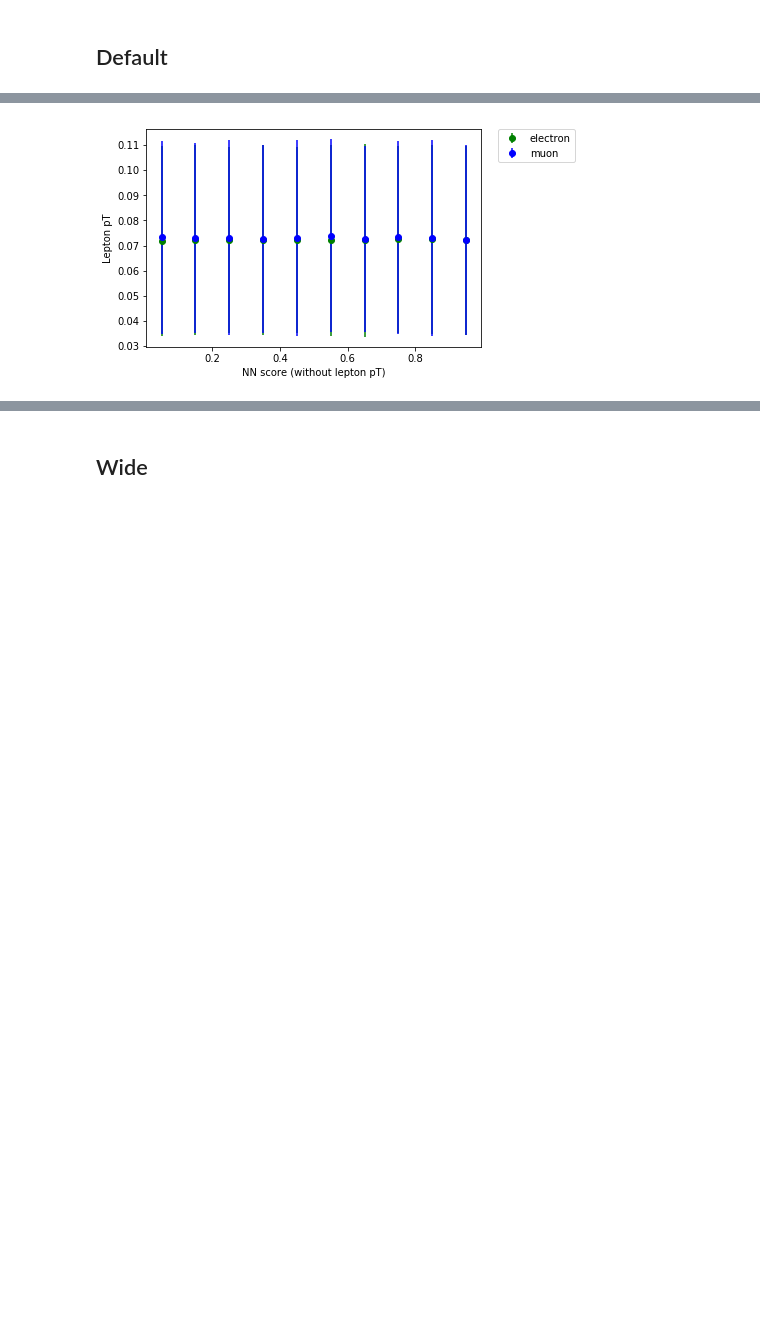
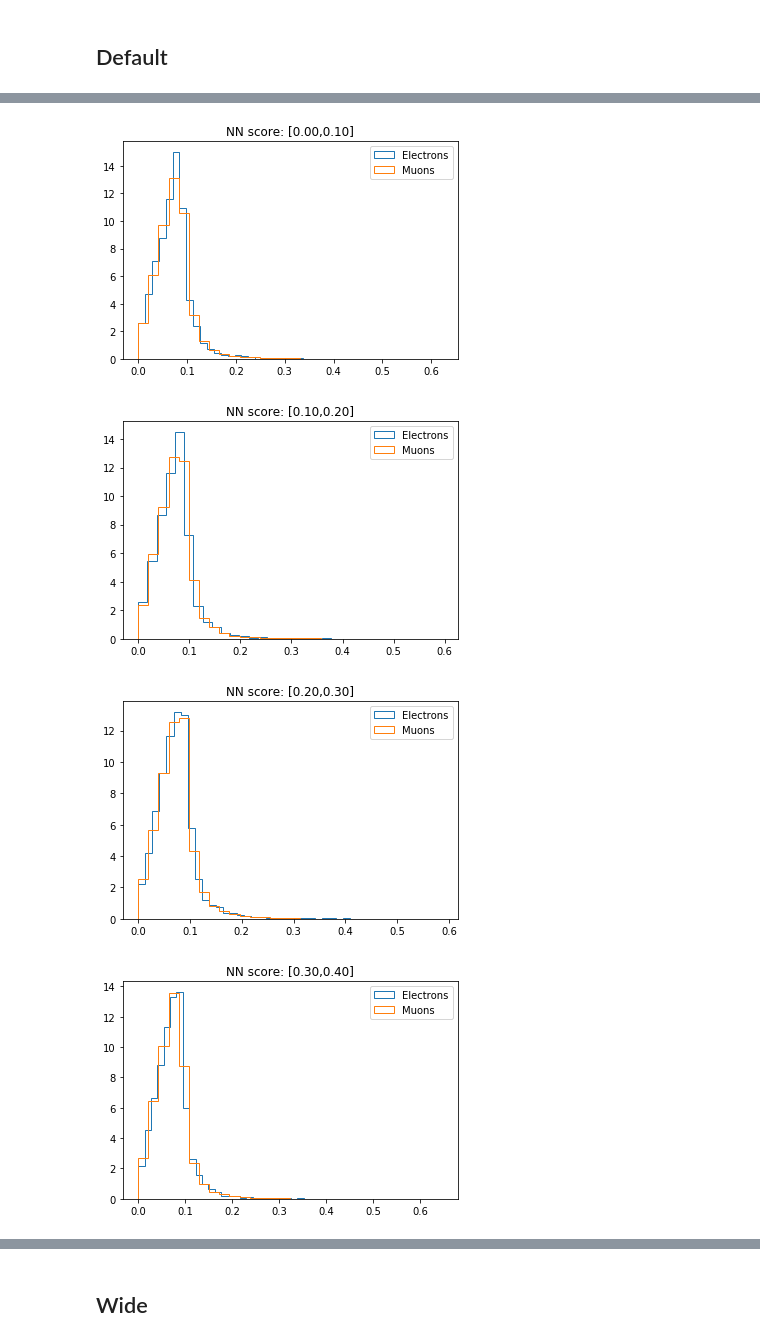
Before and after one commit to dukeatlas/trtmachana, a Jupyter notebook: sosen_notebooks/svm_nn.ipynb, the cells around one changed output, grey strips where cells are left out. Cells and saved outputs as stored; diff of their text form; code cells hidden in the pictures; blank space fills up the shorter version.

Commit message:
added leppT vs NNscore plots

```diff
--- a/sosen_notebooks/svm_nn.ipynb
+++ b/sosen_notebooks/svm_nn.ipynb
@@ -22,7 +22,7 @@ bkg_tree  = 'muon_mc'
 fit_verbose = 1
 
 # max_epochs = 100
-max_epochs = 200
+max_epochs = 100
 
 rnd_seed = 7
 
@@ -305,6 +290,8 @@ mu_pt = test_pTlep[y_test>0.5]
 #mu_ptsort = mu_pt[musortorder]
 
 N = 10
+sliceNN_path = plots_path+'/NNslice%i'%N
+make_path(sliceNN_path)
 binpTel = []
 binpTmu = []
 binpTelerr = []
@@ -315,35 +302,46 @@ for i in range(N):
     binscore.append((2*i+1)*1./(2*N))
     for eli in range(len(el_pt)):
         if (el_score[eli] > (i)*1./N) and (el_score[eli] <= (i+1)*1./N):
             #print(el_pt[eli], (i)*1./N, (i+1)*1./N)
             el_ptbin.append(float(el_pt[eli]))
     mu_ptbin = []
     for mui in range(len(mu_pt)):
         if (mu_score[mui] >= (i)*1./N) and (mu_score[mui] < (i+1)*1./N):
             #print(mu_pt[mui], (i)*1./N, (i+1)*1./N)
             mu_ptbin.append(float(mu_pt[mui]))
     el_ptbin = np.array(el_ptbin)
     mu_ptbin = np.array(mu_ptbin)
     el_mean, el_std = el_ptbin.mean(), el_ptbin.std()
     binpTel.append(el_mean)
     binpTelerr.append(el_std)
     mu_mean, mu_std = mu_ptbin.mean(), mu_ptbin.std()
     binpTmu.append(mu_mean)
     binpTmuerr.append(mu_std)
+    fig1, ax1 = plt.subplots()
+    ax1.hist(el_ptbin, label='Electrons', bins=30, histtype='step', normed=True)
+    ax1.hist(mu_ptbin, label='Muons', bins=30, histtype='step', normed=True)
+    ax1.legend(loc='upper right')
+    ax1.set_title("NN score: [%.2f,%.2f]"%((i)*1./N, (i+1)*1./N))
+    fig1.show()
+    fig1.savefig(sliceNN_path+'/leppT_NNbin(%i_%i)'%(i+1,N)+'.pdf')
     #mu_mean, mu_std = mu_ptbin.mean(), mu_ptbin.std()
 #print(mu_ptbin)
 #print(el_ptbin)
 
 fig, ax = plt.subplots()
-ax .errorbar(binscore, binpTel, binpTelerr, fmt='o', color = 'green', label='electron')
-ax .errorbar(binscore, binpTmu, binpTmuerr, fmt='o', color = 'blue', label='muon')
-ax.set_xlabel('NN score (without lepton pT)')
+ax .errorbar(binscore, binpTel, binpTelerr, fmt='.', color = 'green', label='electron')
+ax .errorbar(binscore, binpTmu, binpTmuerr, fmt='.', color = 'blue', label='muon')
+ax.set_xlabel('NN score (with lepton pT)')
 ax.set_ylabel('Lepton pT')
-ax.legend(bbox_to_anchor=(1.05, 1), loc=2, borderaxespad=0.)
+ax.legend(loc='upper right') #bbox_to_anchor=(1.05, 1), loc=2, borderaxespad=0.)
 fig.show()
+fig.savefig(sliceNN_path+'/leppTvsNNscore'+'.pdf')
 
 #print(type(el_score))
 #print(len(el_score), len(X_test[y_test<0.5]), len(el_pt))
 #print(len(mu_score), len(X_test[y_test>0.5]), len(mu_pt))
 # %% [output]
-[figure, old version]
+[figure, new version]
+[figure, added]
+[figure, added]
+[figure, added]
```
Also changed, not shown: parts of 10 cells of this notebook.
